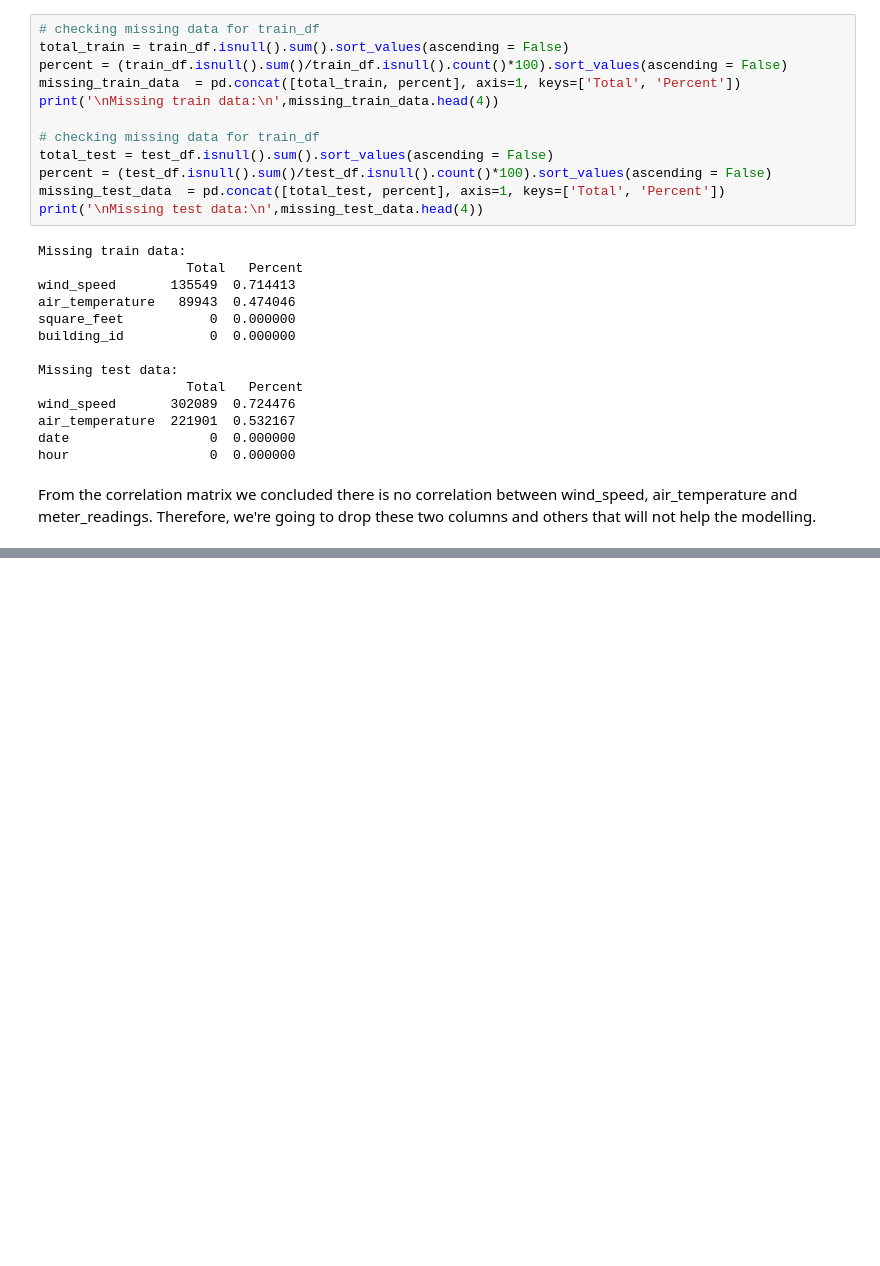
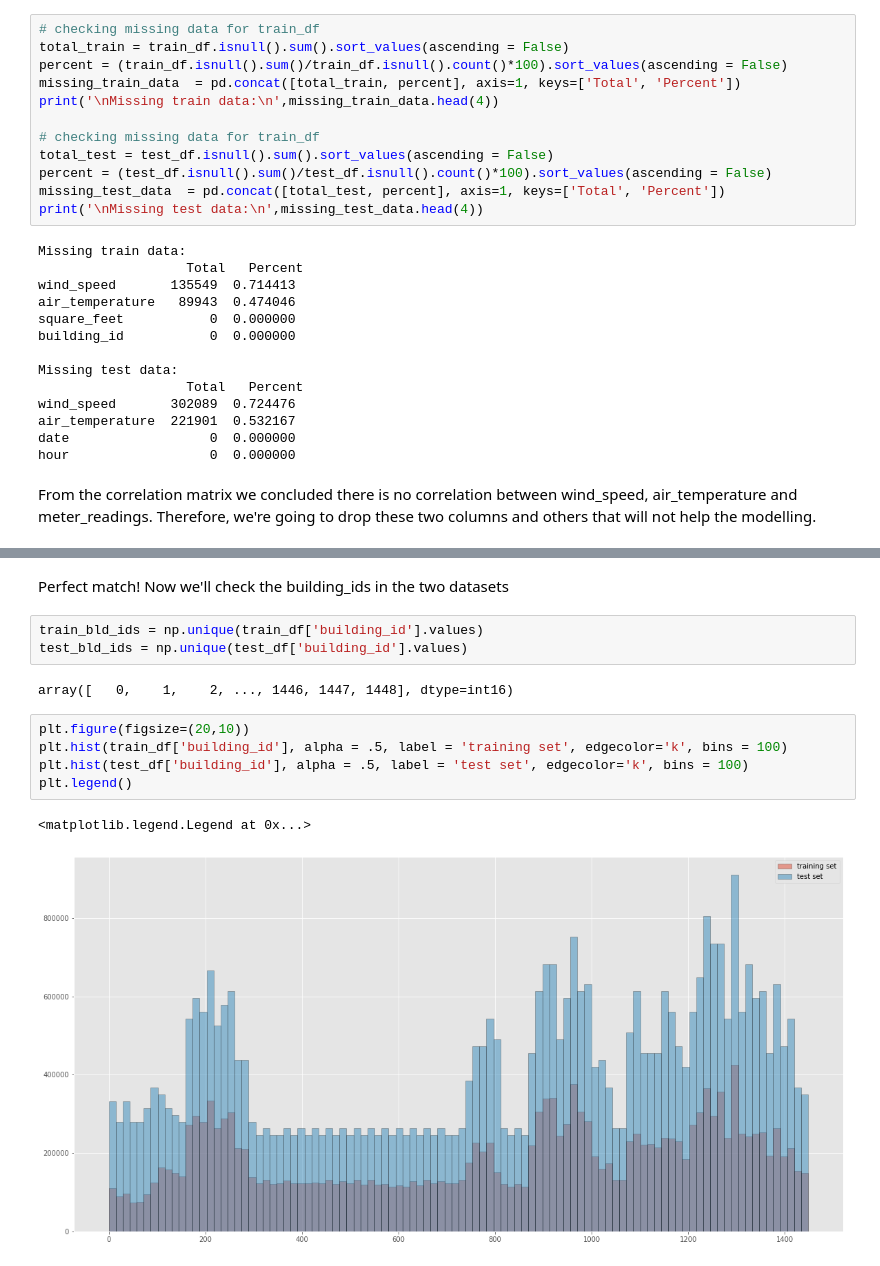
Before and after one commit to dmculiac/A-Kaggle-Prize-Money-Competition, a Jupyter notebook: A Kaggle Prize Money Competition.ipynb, the cells around one changed output, grey strips where cells are left out. Cells and saved outputs as stored; diff of their text form; blank space fills up the shorter version.

```diff
--- a/A Kaggle Prize Money Competition.ipynb
+++ b/A Kaggle Prize Money Competition.ipynb
@@ -1029,0 +1055,15 @@ print(test_df.shape)
+# %% [markdown]
+Perfect match! Now we'll check the building_ids in the two datasets
+# %%
+train_bld_ids = np.unique(train_df['building_id'].values)
+test_bld_ids = np.unique(test_df['building_id'].values)
+# %% [output]
+array([   0,    1,    2, ..., 1446, 1447, 1448], dtype=int16)
+# %%
+plt.figure(figsize=(20,10))
+plt.hist(train_df['building_id'], alpha = .5, label = 'training set', edgecolor='k', bins = 100)
+plt.hist(test_df['building_id'], alpha = .5, label = 'test set', edgecolor='k', bins = 100)
+plt.legend()
+# %% [output]
+<matplotlib.legend.Legend at 0x...>
+[figure, added]
```
Also changed, not shown: parts of 44 cells of this notebook.
